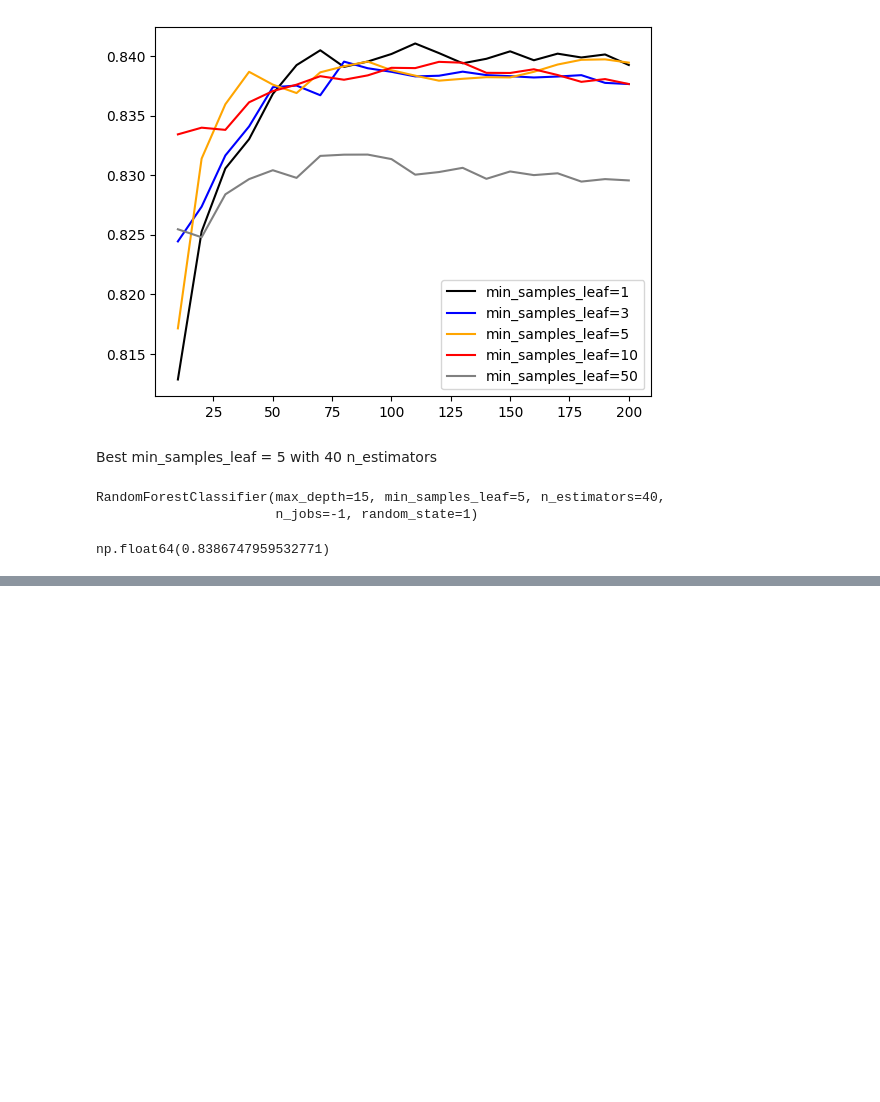
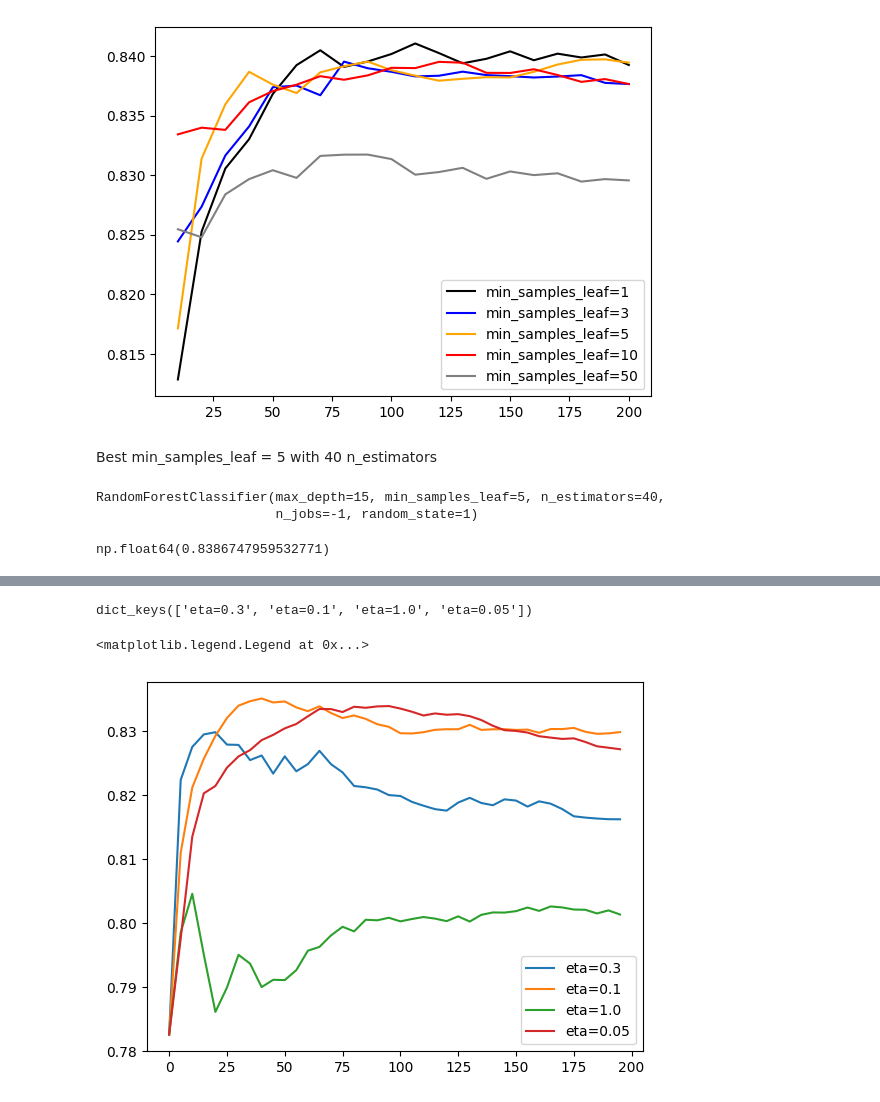
Before and after one commit to hensonhusada/ml_zoomcamp, a Jupyter notebook: 06_trees/practice.ipynb, the cells around one changed output, grey strips where cells are left out. Saved outputs shown, nothing was run; the diff lists cells and outputs as text; code cells hidden in the pictures; blank space fills up the shorter version.

```diff
--- a/06_trees/practice.ipynb
+++ b/06_trees/practice.ipynb
@@ -594,0 +762,21 @@ np.float64(0.8386747959532771)
+# %%
+eval_results = {}
+
+xgb_params = {
+    'eta': 0.05,
+    'max_depth': 6,
+    'min_child_weight': 1,
+
+    'objective': 'binary:logistic',
+    'eval_metric': 'auc',
+
+    'nthread': 8,
+    'seed': 1,
+    'verbosity': 1,
+}
+
+# verbose eval to 5
+model = xgb.train(xgb_params, dtrain, num_boost_round=200,
+                  verbose_eval=5,
+                  evals=watchlist,
+                  evals_result=eval_results)
@@ -594,0 +801,29 @@ np.float64(0.8386747959532771)
+# %%
+columns = ['iter', 'train_auc', 'val_auc']
+train_aucs = list(eval_results['train'].values())[0]
+val_aucs = list(eval_results['val'].values())[0]
+
+df_scores = pd.DataFrame(
+    list(zip(
+        range(len(train_aucs)),
+        train_aucs,
+        val_aucs
+    )
+    ), columns=columns
+)
+# %%
+df_scores = df_scores[df_scores.iter % 5 == 0]
+# %%
+key = 'eta=%s' % (xgb_params['eta'])
+scores[key] = df_scores
+# %%
+scores.keys()
+# %% [output]
+dict_keys(['eta=0.3', 'eta=0.1', 'eta=1.0', 'eta=0.05'])
+# %%
+for key, df_score in scores.items():
+    plt.plot(df_score.iter, df_score.val_auc, label=key)
+plt.legend()
+# %% [output]
+<matplotlib.legend.Legend at 0x...>
+[figure, added]
```
Also changed, not shown: parts of 65 cells of this notebook.
